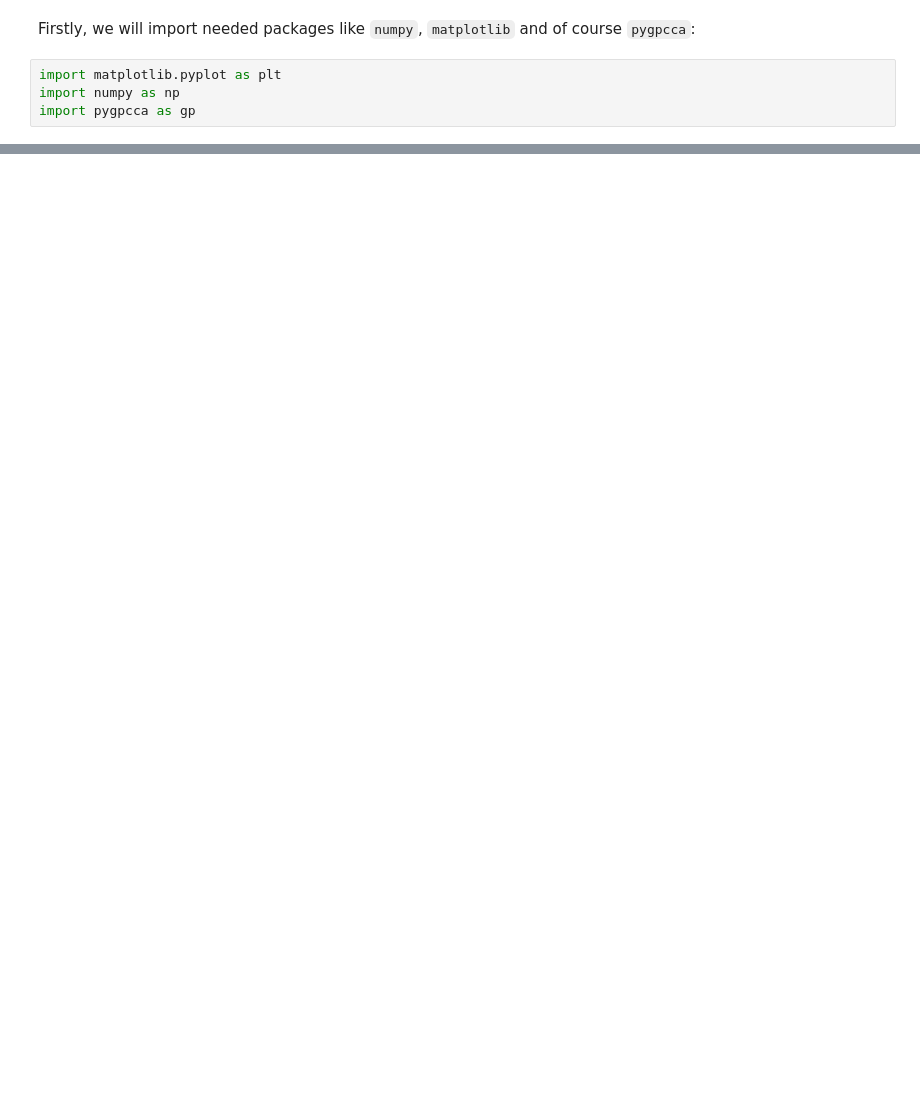
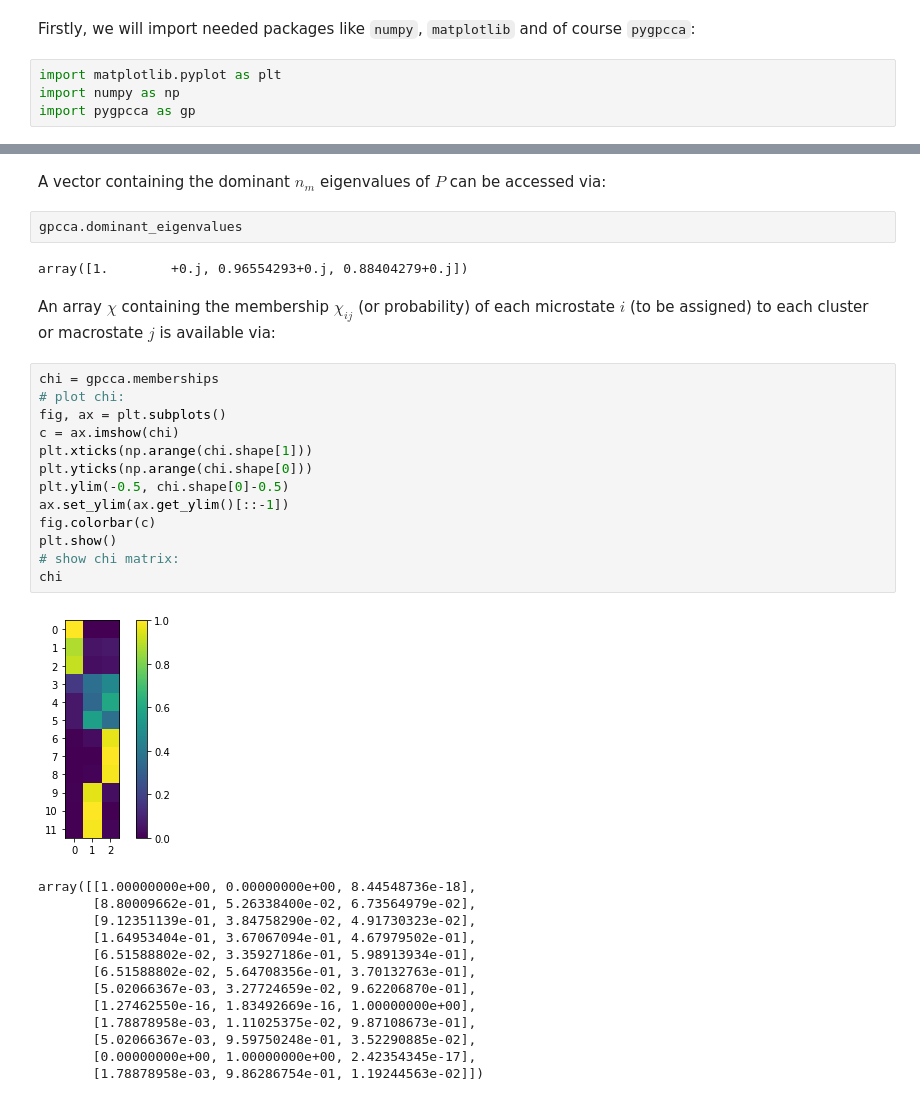
Before and after one commit to msmdev/pyGPCCA, a Jupyter notebook: docs/source/example.ipynb, the cells around one changed output, grey strips where cells are left out. Saved outputs shown, nothing was run; the diff lists cells and outputs as text; blank space fills up the shorter version.

```diff
--- a/docs/source/example.ipynb
+++ b/docs/source/example.ipynb
@@ -134,0 +143,36 @@ There are many more properties that can be accessed as you can see in the API do
+# %% [markdown]
+A vector containing the dominant $n_m$ eigenvalues of $P$ can be accessed via:
+# %%
+gpcca.dominant_eigenvalues
+# %% [output]
+array([1.        +0.j, 0.96554293+0.j, 0.88404279+0.j])
+# %% [markdown]
+An array $\chi$ containing the membership $\chi_{ij}$ (or probability)
+of each microstate $i$ (to be assigned) to each cluster or macrostate $j$ is available via:
+# %%
+chi = gpcca.memberships
+# plot chi:
+fig, ax = plt.subplots()
+c = ax.imshow(chi)
+plt.xticks(np.arange(chi.shape[1]))
+plt.yticks(np.arange(chi.shape[0]))
+plt.ylim(-0.5, chi.shape[0]-0.5)
+ax.set_ylim(ax.get_ylim()[::-1])
+fig.colorbar(c)
+plt.show()
+# show chi matrix:
+chi
+# %% [output]
+[figure, added]
+array([[1.00000000e+00, 0.00000000e+00, 8.44548736e-18],
+       [8.80009662e-01, 5.26338400e-02, 6.73564979e-02],
+       [9.12351139e-01, 3.84758290e-02, 4.91730323e-02],
+       [1.64953404e-01, 3.67067094e-01, 4.67979502e-01],
+       [6.51588802e-02, 3.35927186e-01, 5.98913934e-01],
+       [6.51588802e-02, 5.64708356e-01, 3.70132763e-01],
+       [5.02066367e-03, 3.27724659e-02, 9.62206870e-01],
+       [1.27462550e-16, 1.83492669e-16, 1.00000000e+00],
+       [1.78878958e-03, 1.11025375e-02, 9.87108673e-01],
+       [5.02066367e-03, 9.59750248e-01, 3.52290885e-02],
+       [0.00000000e+00, 1.00000000e+00, 2.42354345e-17],
+       [1.78878958e-03, 9.86286754e-01, 1.19244563e-02]])
```
Also changed, not shown: parts of 61 cells of this notebook, 13 other files.
